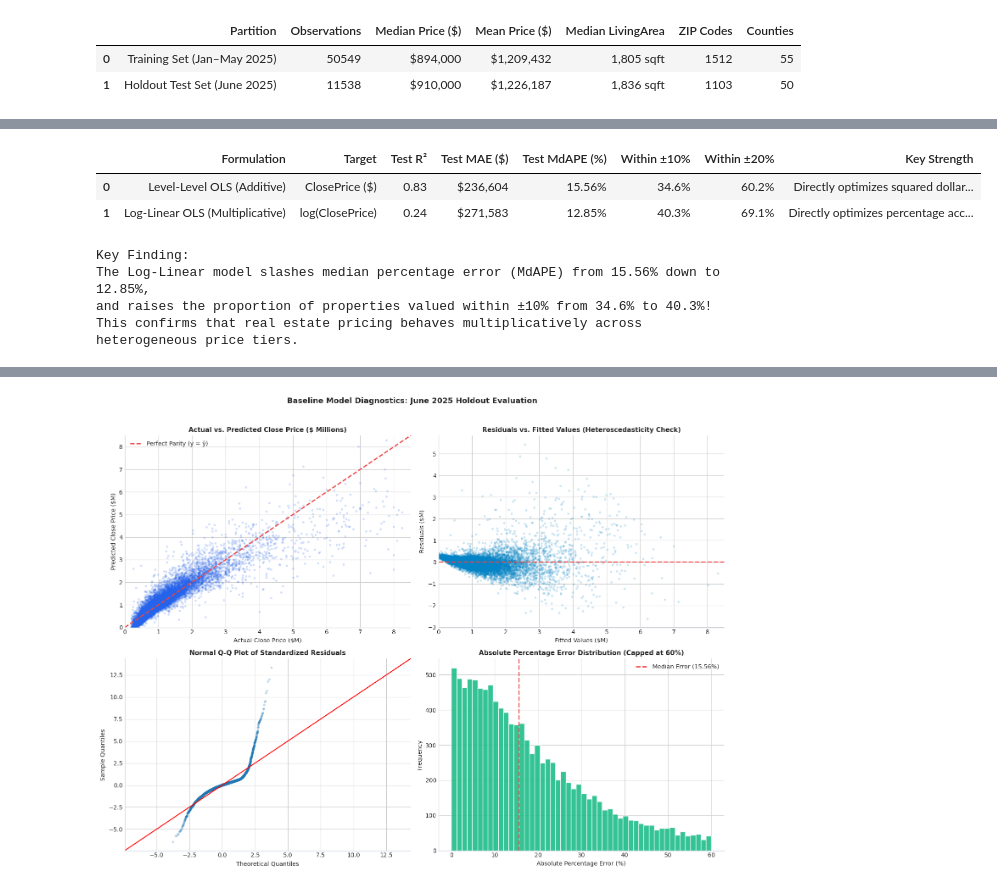
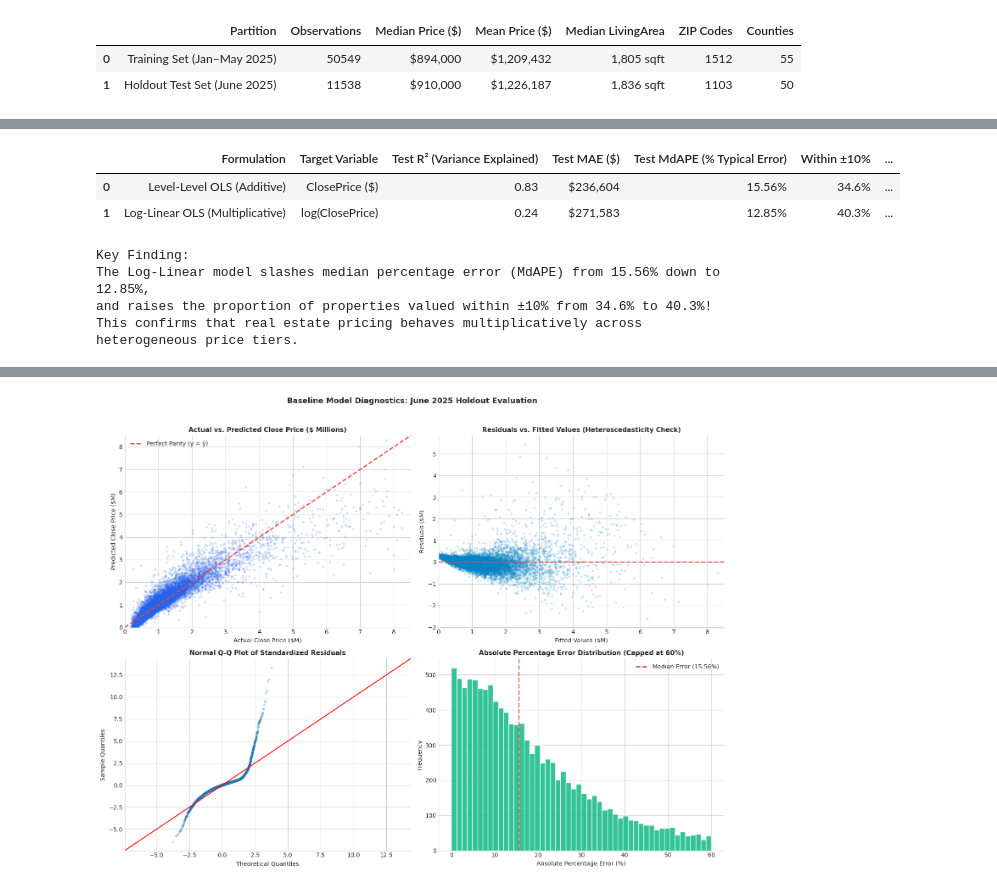
Before and after one commit to SteveWong-a/IDX-Exchange-Data-Science, a Jupyter notebook: 03_baseline_model.ipynb, the cells around one changed output, grey strips where cells are left out. Saved outputs shown, nothing was run; the diff lists cells and outputs as text; code cells hidden in the pictures.

```diff
--- a/03_baseline_model.ipynb
+++ b/03_baseline_model.ipynb
@@ -483,9 +528,10 @@ for r_name, r_model in reg_suite:
 
     reg_summary.append({
         'Model Variant': r_name,
-        'Test R²': round(r2_val, 4),
-        'Test MAE ($)': f"${mae_val:,.0f}",
-        'Test MdAPE (%)': f"{mdape_val:.2f}%"
+        'Penalty Type': 'None' if 'OLS' in r_name else ('L2 (Shrinkage)' if 'Ridge' in r_name else ('L1 (Sparsity)' if 'Lasso' in r_name else 'L1 + L2 Blend')),
+        'Test R² (Variance Explained)': round(r2_val, 4),
+        'Test MAE ($ Avg Mistake)': f"${mae_val:,.0f}",
+        'Test MdAPE (% Typical Error)': f"{mdape_val:.2f}%"
     })
 
 reg_summary_df = pd.DataFrame(reg_summary)
@@ -495,7 +541,7 @@ display(reg_summary_df)
 fig, ax1 = plt.subplots(figsize=(10, 4.5))
 
 ax1.semilogx(alphas, ridge_r2_scores, color='#2563eb', linewidth=2.5, label='Test R²')
-ax1.set_xlabel("Ridge Regularization Strength (Alpha)", fontsize=10)
+ax1.set_xlabel("Ridge Regularization Strength (Alpha, Log Scale)", fontsize=10)
 ax1.set_ylabel("Test R² Score", color='#2563eb', fontsize=10)
 ax1.axvline(best_alpha, color='#ef4444', linestyle='--', label=f'Optimal Alpha ({best_alpha:.1f})')
 ax1.set_ylim(0.81, 0.835)
@@ -553,44 +602,44 @@ within_10_level = np.mean(pct_err_level <= 10.0) * 100
 within_20_level = np.mean(pct_err_level <= 20.0) * 100
 
 r2_log = r2_score(y_test, pred_dollar_log)
 mae_log = mean_absolute_error(y_test, pred_dollar_log)
 pct_err_log = np.abs((y_test - pred_dollar_log) / y_test) * 100
 mdape_log = np.median(pct_err_log)
 within_10_log = np.mean(pct_err_log <= 10.0) * 100
 within_20_log = np.mean(pct_err_log <= 20.0) * 100
 
 formulation_comp = pd.DataFrame([
     {
         'Formulation': 'Level-Level OLS (Additive)',
-        'Target': 'ClosePrice ($)',
-        'Test R²': round(r2_level, 4),
+        'Target Variable': 'ClosePrice ($)',
+        'Test R² (Variance Explained)': round(r2_level, 4),
         'Test MAE ($)': f"${mae_level:,.0f}",
-        'Test MdAPE (%)': f"{mdape_level:.2f}%",
+        'Test MdAPE (% Typical Error)': f"{mdape_level:.2f}%",
         'Within ±10%': f"{within_10_level:.1f}%",
         'Within ±20%': f"{within_20_level:.1f}%",
-        'Key Strength': 'Directly optimizes squared dollar errors (RMSE)'
+        'Optimization Objective': 'Minimizes squared dollar errors (RMSE)'
     },
     {
         'Formulation': 'Log-Linear OLS (Multiplicative)',
-        'Target': 'log(ClosePrice)',
-        'Test R²': round(r2_log, 4),
+        'Target Variable': 'log(ClosePrice)',
+        'Test R² (Variance Explained)': round(r2_log, 4),
         'Test MAE ($)': f"${mae_log:,.0f}",
-        'Test MdAPE (%)': f"{mdape_log:.2f}%",
+        'Test MdAPE (% Typical Error)': f"{mdape_log:.2f}%",
         'Within ±10%': f"{within_10_log:.1f}%",
         'Within ±20%': f"{within_20_log:.1f}%",
-        'Key Strength': 'Directly optimizes percentage accuracy (MdAPE)'
+        'Optimization Objective': 'Minimizes squared percentage errors (MdAPE)'
     }
 ])
 display(formulation_comp)
 
 print("Key Finding:")
 print(f"The Log-Linear model slashes median percentage error (MdAPE) from 15.56% down to {mdape_log:.2f}%,")
 print(f"and raises the proportion of properties valued within ±10% from 34.6% to {within_10_log:.1f}%!")
 print("This confirms that real estate pricing behaves multiplicatively across heterogeneous price tiers.")
 # %% [output]
-|  | Formulation | Target | Test R² | Test MAE ($) | Test MdAPE (%) | Within ±10% | Within ±20% | Key Strength |
-| 0 | Level-Level OLS (Additive) | ClosePrice ($) | 0.83 | $236,604 | 15.56% | 34.6% | 60.2% | Directly optimizes squared dollar... |
-| 1 | Log-Linear OLS (Multiplicative) | log(ClosePrice) | 0.24 | $271,583 | 12.85% | 40.3% | 69.1% | Directly optimizes percentage acc... |
+|  | Formulation | Target Variable | Test R² (Variance Explained) | Test MAE ($) | Test MdAPE (% Typical Error) | Within ±10% | ... |
+| 0 | Level-Level OLS (Additive) | ClosePrice ($) | 0.83 | $236,604 | 15.56% | 34.6% | ... |
+| 1 | Log-Linear OLS (Multiplicative) | log(ClosePrice) | 0.24 | $271,583 | 12.85% | 40.3% | ... |
 Key Finding:
 The Log-Linear model slashes median percentage error (MdAPE) from 15.56% down to 12.85%,
 and raises the proportion of properties valued within ±10% from 34.6% to 40.3%!
```
Also changed, not shown: parts of 24 cells of this notebook.
